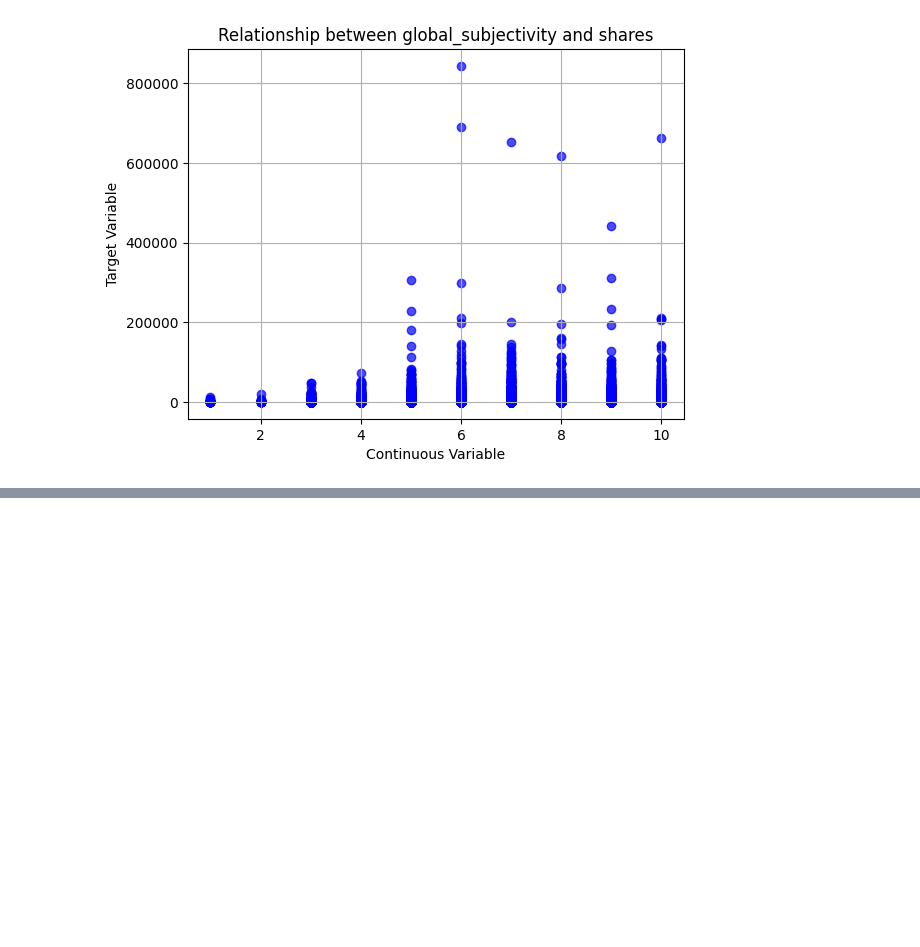
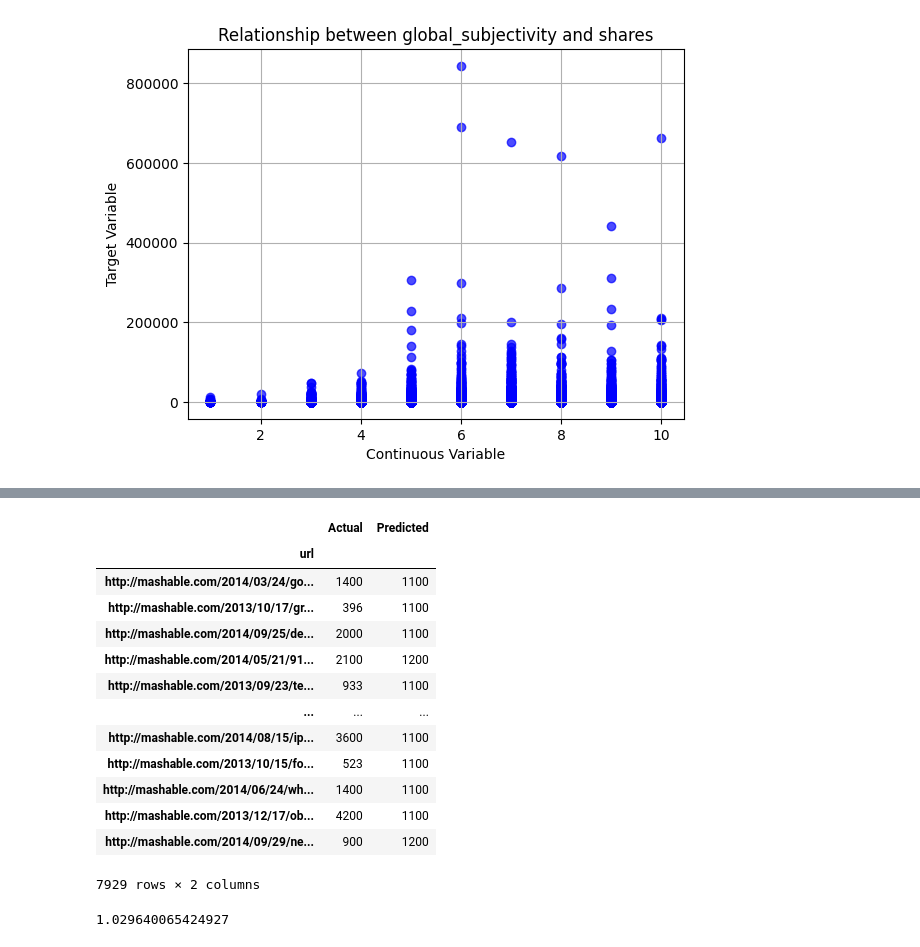
Before and after one commit to Ruchit42/Online_News_Shares, a Jupyter notebook: Capstone_News_shares.ipynb, the cells around one changed output, grey strips where cells are left out. Drawn from its saved outputs; the diff is of its cells as text; code cells hidden in the pictures; blank space fills up the shorter version.

```diff
--- a/Capstone_News_shares.ipynb
+++ b/Capstone_News_shares.ipynb
@@ -248,0 +259,11 @@ plt.show()
+# %%
+# assign test data size 20%
+X_train1, X_test1, y_train1, y_test1 =train_test_split(X,y,test_size= 0.2, random_state=16)
+# %%
+# importing standard scaler
+from sklearn.preprocessing import StandardScaler
+
+# scalling the input data
+sc_X = StandardScaler()
+X_train1 = sc_X.fit_transform(X_train1)
+X_test1 = sc_X.fit_transform(X_test1)
@@ -248,0 +272,9 @@ plt.show()
+# %%
+# import the class
+from sklearn.linear_model import LogisticRegression
+
+# instantiate the model (using the default parameters)
+logreg = LogisticRegression(random_state=16)
+
+# fit the model with data
+logreg.fit(X_train1, y_train1)
@@ -248,0 +290,20 @@ plt.show()
+# %%
+y_pred = logreg.predict(X_test1)
+# %%
+result = pd.DataFrame({'Actual' : y_test1, 'Predicted' : y_pred})
+result
+# %% [output]
+|  | Actual | Predicted |
+| url |  |  |
+| http://mashable.com/2014/03/24/go... | 1400 | 1100 |
+| http://mashable.com/2013/10/17/gr... | 396 | 1100 |
+| http://mashable.com/2014/09/25/de... | 2000 | 1100 |
+| http://mashable.com/2014/05/21/91... | 2100 | 1200 |
+| http://mashable.com/2013/09/23/te... | 933 | 1100 |
+| ... | ... | ... |
+| http://mashable.com/2014/08/15/ip... | 3600 | 1100 |
+| http://mashable.com/2013/10/15/fo... | 523 | 1100 |
+| http://mashable.com/2014/06/24/wh... | 1400 | 1100 |
+| http://mashable.com/2013/12/17/ob... | 4200 | 1100 |
+| http://mashable.com/2014/09/29/ne... | 900 | 1200 |
+7929 rows × 2 columns
@@ -248,0 +320,5 @@ plt.show()
+# %%
+rmsle_score = rmsle(y_pred,y_test1)
+rmsle_score
+# %% [output]
+1.029640065424927
```
Also changed, not shown: parts of 10 cells of this notebook.
